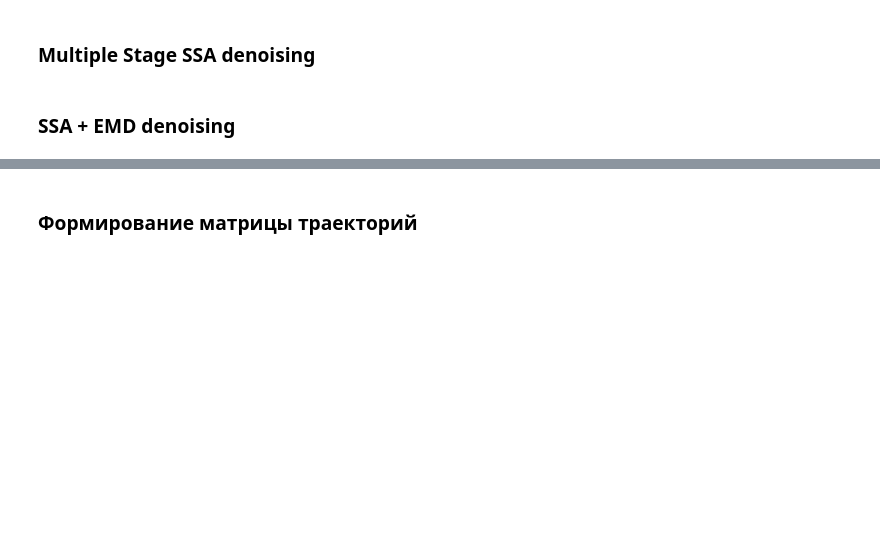
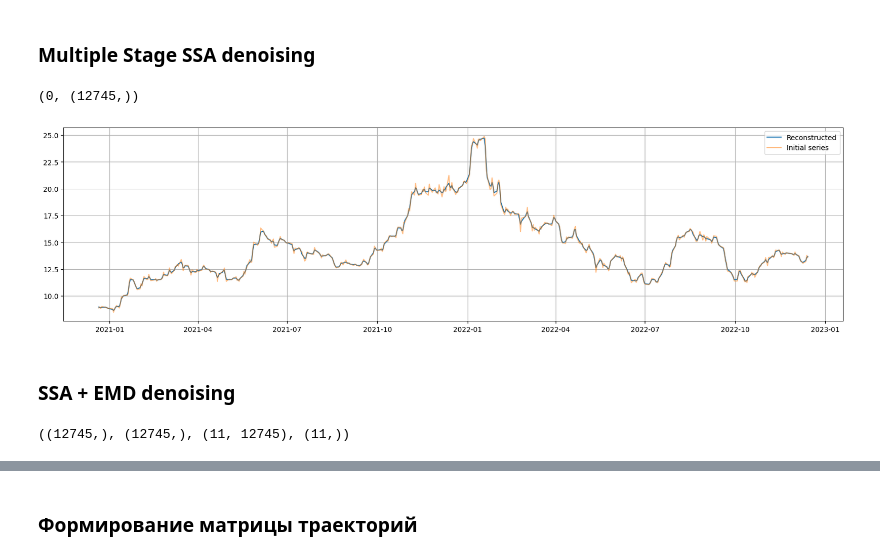
Before and after one commit to AndrewGrishin/Stock-Forecasting, a Jupyter notebook: NN Implementation/script.ipynb, the cells around one changed output, grey strips where cells are left out. Cells and saved outputs as stored; diff of their text form; code cells hidden in the pictures; blank space fills up the shorter version.

```diff
--- a/NN Implementation/script.ipynb
+++ b/NN Implementation/script.ipynb
@@ -84,23 +84,27 @@ def data_to_X_y(x, window_size= 40):
 from SSA.SSA import SSA
 from EMD.EMD_CMSE_SSA_Reconstruction import denoise
 # %%
-np.random.seed(42)
-open_price = np.linspace(-5, 5, 4000)
-open_price = open_price * np.cos(open_price) + np.random.randn(open_price.shape[0])
+# np.random.seed(42)
+# open_price = np.linspace(-5, 5, 4000)
+# open_price = open_price * np.cos(open_price) + np.random.randn(open_price.shape[0])
 
 L = 2
-m_opt, reconstructed_series = SSA.multiple_stage_denoising(open_price, L, max_iter= 20000)
+m_opt, reconstructed_series = SSA.multiple_stage_denoising(open_price, L, max_iter= 500)
 m_opt, reconstructed_series.shape
+# %% [output]
+(0, (12745,))
 # %%
-start = None
+start = -500
 end = None
 
 plt.figure(figsize= (20, 5))
-plt.plot(reconstructed_series[start:end], label= "Reconstructed")
-plt.plot(open_price[start:end], label= "Initial series", alpha= 0.5)
+plt.plot(dates[start:end], reconstructed_series[start:end], label= "Reconstructed")
+plt.plot(dates[start:end], open_price[start:end], label= "Initial series", alpha= 0.5)
 plt.grid(True)
 plt.legend(loc= "best")
 plt.show()
+# %% [output]
+[figure, added]
 # %% [markdown]
 ### SSA + EMD denoising
 # %%
@@ -108,6 +112,8 @@ x_hat = SSA.get_components(open_price, L)
 reconstructed_series, (imfs, norms) = denoise(x_hat, open_price)
 
 reconstructed_series.shape, open_price.shape, imfs.shape, norms.shape
+# %% [output]
+((12745,), (12745,), (11, 12745), (11,))
 # %%
 def plot_initial_series_and_reconstructed(reconstructed_series, intial_series, dates= None, start= None, end= None, imfs= None, norms= None):
 
```
Also changed, not shown: parts of 3 cells of this notebook.
